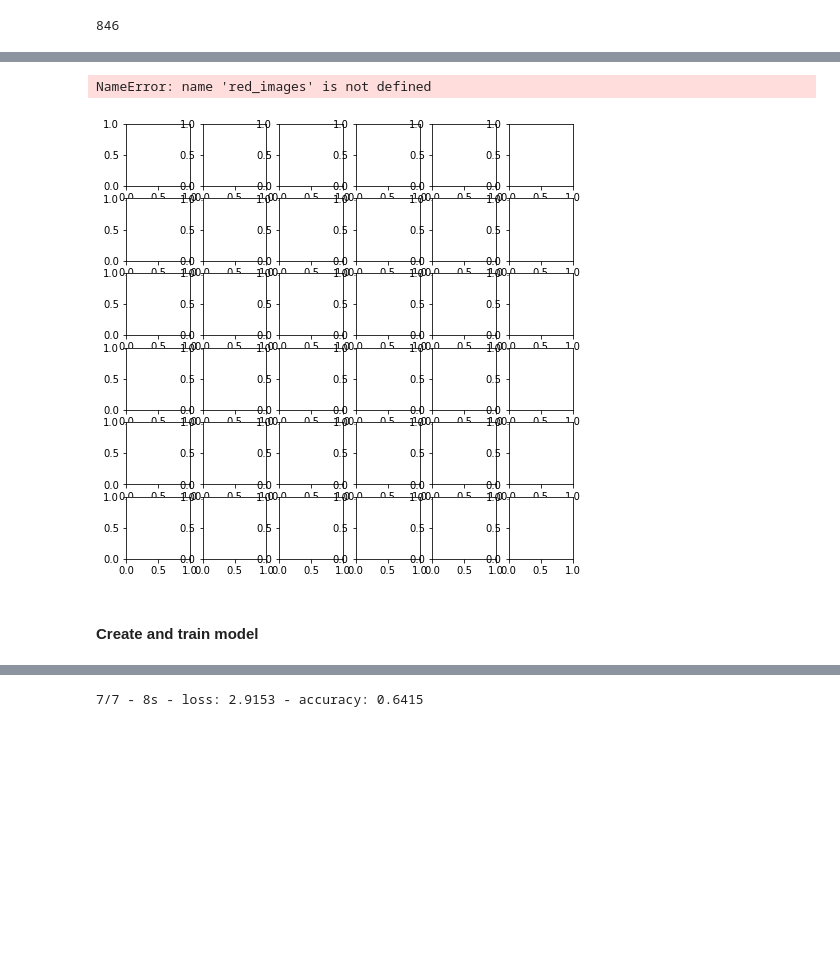
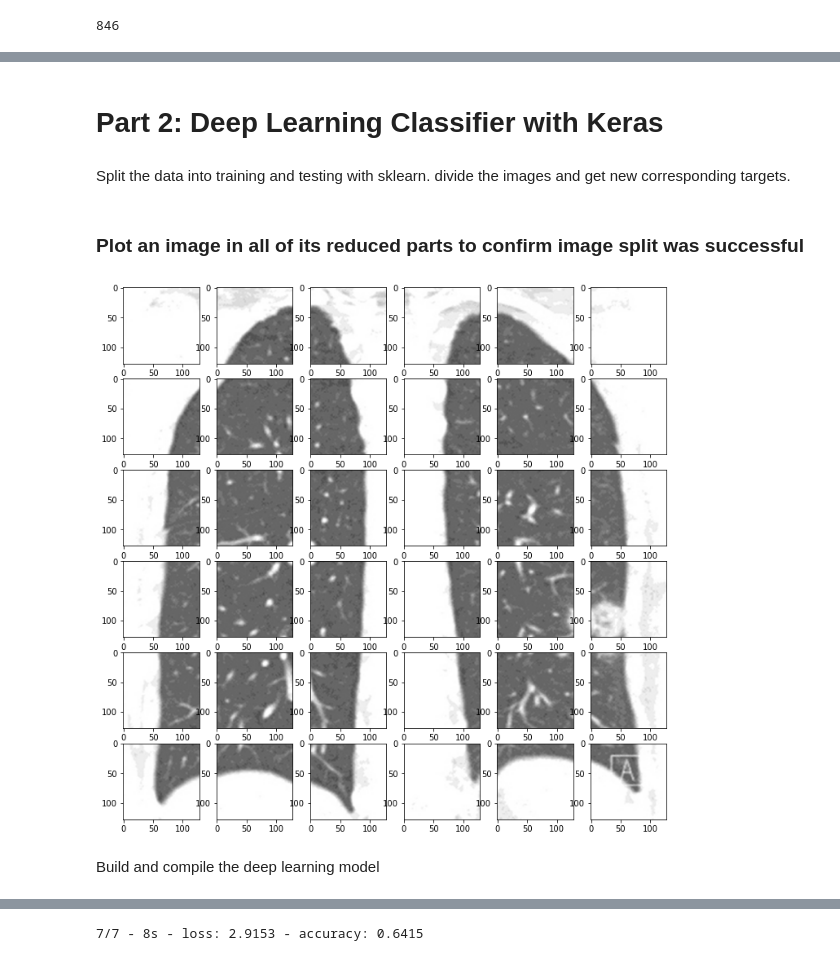
Before and after one commit to gdosulli/CS254_COVID, a Jupyter notebook: GOBT_CS254_MLCOVID.ipynb, the cells around one changed output, grey strips where cells are left out. Saved outputs shown, nothing was run; the diff lists cells and outputs as text; code cells hidden in the pictures; blank space fills up the shorter version.

Commit message:
organized and documented steps for data collection and model training

```diff
--- a/GOBT_CS254_MLCOVID.ipynb
+++ b/GOBT_CS254_MLCOVID.ipynb
@@ -240,12 +239,10 @@ print(images.shape)
 # %%
-# split into training and testing da
-
 # create new image array and match target values for each broken image
-
 def picSplit(red_dim, img_dim, init_images, init_targets):
+    '''Function splits image into equal parts based on red_dim'''
     split_size = int(img_dim / red_dim)
 
-    red_images = np.empty((len(init_targets) * split_size * split_size, red_dim, red_dim))
+    red_images = np.empty((len(init_targets) * split_size * split_size, red_dim, red_dim, 3))
     targets = np.empty((len(init_targets) * split_size * split_size))
 
 
@@ -263,3 +260,7 @@ def picSplit(red_dim, img_dim, init_images, init_targets):
                 targets[red_ind] = init_targets[r]
                 red_ind += 1
     return (red_images, targets)
+# %% [markdown]
+# Part 2: Deep Learning Classifier with Keras
+# %% [markdown]
+Split the data into training and testing with sklearn. divide the images and get new corresponding targets.
@@ -266,13 +272,24 @@ def picSplit(red_dim, img_dim, init_images, init_targets):
+# %%
+# split the images
+red_dim  = 128
+train_data = picSplit(red_dim, img_dim, init_x_train, init_y_train)
+test_data = picSplit(red_dim, img_dim, init_x_test, init_y_test)
+
+x_train = train_data[0]
+y_train = train_data[1]
+
+x_test = test_data[0]
+y_test = test_data[1]
+# %% [markdown]
+### Plot an image in all of its reduced parts to confirm image split was successful
 # %%
-fig, axs = plt.subplots(6, 6, figsize=(8, 8))
+div = int(img_dim / red_dim)
+fig, axs = plt.subplots(div, div, figsize=(12, 12))
 
-ind = 72
-for i in range(6):
-    for j in range(6):
-        axs[i][j].imshow(red_images[ind])
+ind = 0
+for i in range(div):
+    for j in range(div):
+        axs[i][j].imshow(x_train[ind])
         ind += 1
 # %% [output]
-NameError: name 'red_images' is not defined
-[figure, old version]
+[figure, new version]
-# %% [markdown]
-#### Create and train model
@@ -295,3 +296,5 @@ red_dim  = 768
+# %% [markdown]
+Build and compile the deep learning model
 # %%
 # build model
 model = tf.keras.Sequential([
```
Also changed, not shown: parts of 28 cells of this notebook.
